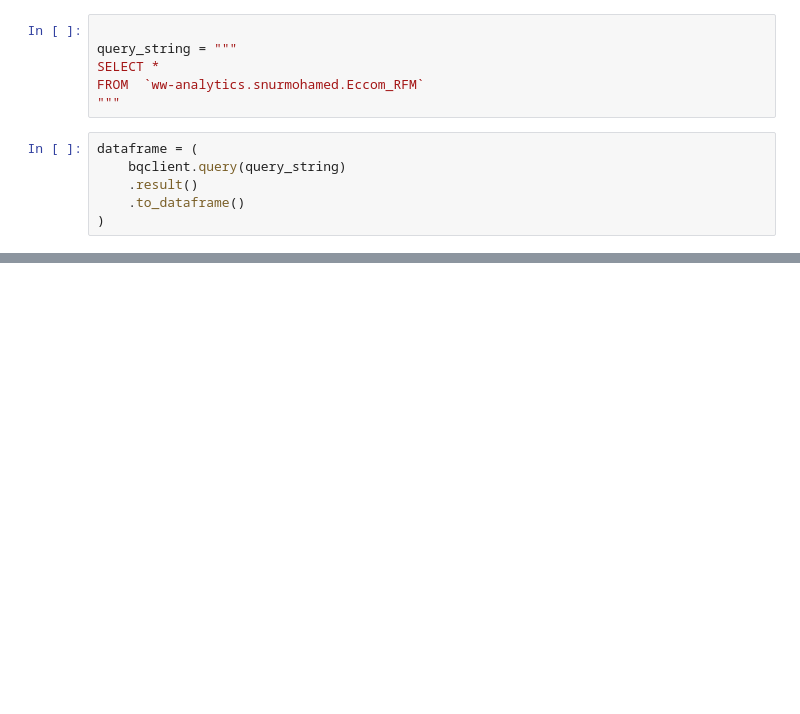
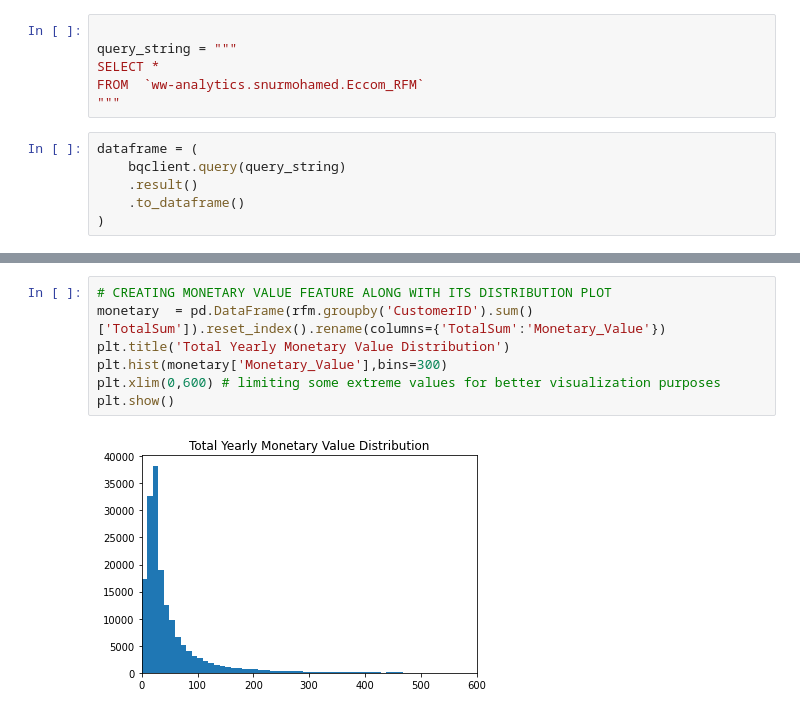
Before and after one commit to SammyKen18/SammyKen18, a Jupyter notebook: RFM.ipynb, the cells around one changed output, grey strips where cells are left out. Saved outputs shown, nothing was run; the diff lists cells and outputs as text; blank space fills up the shorter version.

```diff
--- a/RFM.ipynb
+++ b/RFM.ipynb
@@ -49,0 +110,9 @@ print(dataframe.head())
+# %%
+# CREATING MONETARY VALUE FEATURE ALONG WITH ITS DISTRIBUTION PLOT
+monetary  = pd.DataFrame(rfm.groupby('CustomerID').sum()['TotalSum']).reset_index().rename(columns={'TotalSum':'Monetary_Value'})
+plt.title('Total Yearly Monetary Value Distribution')
+plt.hist(monetary['Monetary_Value'],bins=300)
+plt.xlim(0,600) # limiting some extreme values for better visualization purposes
+plt.show()
+# %% [output]
+[figure, added]
```
Also changed, not shown: parts of 28 cells of this notebook.
